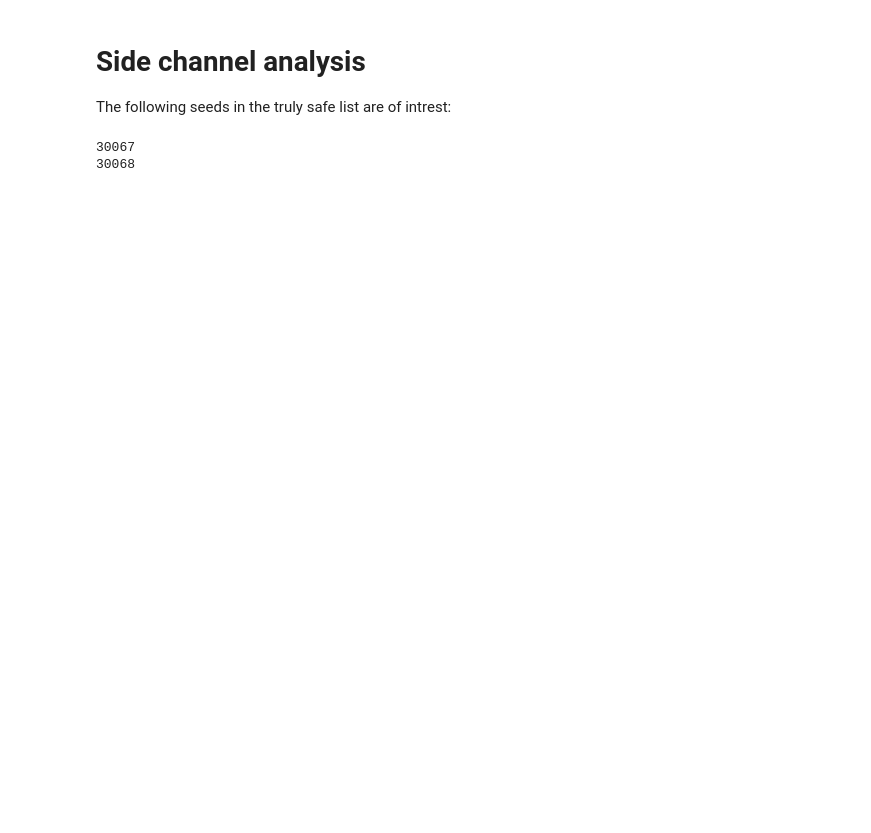
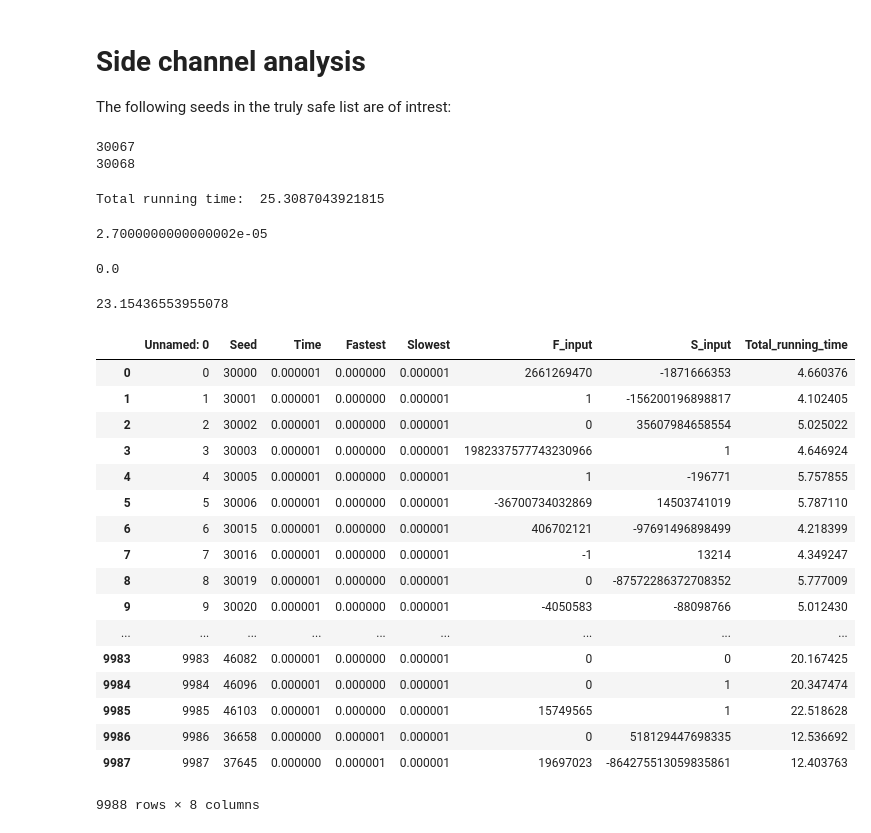
Before and after one commit to thornado123/JasminFuzzer, a Jupyter notebook: evaluation/Analysis of compiler data.ipynb, the cells around one changed output. Saved outputs shown, nothing was run; the diff lists cells and outputs as text; code cells hidden in the pictures; blank space fills up the shorter version.

```diff
--- a/evaluation/Analysis of compiler data.ipynb
+++ b/evaluation/Analysis of compiler data.ipynb
@@ -283,3 +328,46 @@ print(truly_safe_programs[42])
 # %% [output]
 30067
 30068
+# %%
+side_channel_data = pd.read_csv("/Users/thorjakobsen/GIT/JasminFuzzer/evaluation/generated_data/time_measure_results_0_10000.csv")
+# %%
+time_values = side_channel_data.Total_running_time.values
+total_running_time = 0
+for i in time_values:
+    total_running_time += float(i)
+print("Total running time: ", total_running_time/60/60)
+# %% [output]
+Total running time:  25.3087043921815
+# %%
+side_channel_data.Time.max()
+# %% [output]
+2.7000000000000002e-05
+# %%
+side_channel_data.Time.min()
+# %% [output]
+0.0
+# %%
+side_channel_data.Total_running_time.max()
+# %% [output]
+23.15436553955078
+# %%
+side_channel_data
+# %% [output]
+|  | Unnamed: 0 | Seed | Time | Fastest | Slowest | F_input | S_input | Total_running_time |
+| 0 | 0 | 30000 | 0.000001 | 0.000000 | 0.000001 | 2661269470 | -1871666353 | 4.660376 |
+| 1 | 1 | 30001 | 0.000001 | 0.000000 | 0.000001 | 1 | -156200196898817 | 4.102405 |
+| 2 | 2 | 30002 | 0.000001 | 0.000000 | 0.000001 | 0 | 35607984658554 | 5.025022 |
+| 3 | 3 | 30003 | 0.000001 | 0.000000 | 0.000001 | 1982337577743230966 | 1 | 4.646924 |
+| 4 | 4 | 30005 | 0.000001 | 0.000000 | 0.000001 | 1 | -196771 | 5.757855 |
+| 5 | 5 | 30006 | 0.000001 | 0.000000 | 0.000001 | -36700734032869 | 14503741019 | 5.787110 |
+| 6 | 6 | 30015 | 0.000001 | 0.000000 | 0.000001 | 406702121 | -97691496898499 | 4.218399 |
+| 7 | 7 | 30016 | 0.000001 | 0.000000 | 0.000001 | -1 | 13214 | 4.349247 |
+| 8 | 8 | 30019 | 0.000001 | 0.000000 | 0.000001 | 0 | -87572286372708352 | 5.777009 |
+| 9 | 9 | 30020 | 0.000001 | 0.000000 | 0.000001 | -4050583 | -88098766 | 5.012430 |
+| ... | ... | ... | ... | ... | ... | ... | ... | ... |
+| 9983 | 9983 | 46082 | 0.000001 | 0.000000 | 0.000001 | 0 | 0 | 20.167425 |
+| 9984 | 9984 | 46096 | 0.000001 | 0.000000 | 0.000001 | 0 | 1 | 20.347474 |
+| 9985 | 9985 | 46103 | 0.000001 | 0.000000 | 0.000001 | 15749565 | 1 | 22.518628 |
+| 9986 | 9986 | 36658 | 0.000000 | 0.000001 | 0.000001 | 0 | 518129447698335 | 12.536692 |
+| 9987 | 9987 | 37645 | 0.000000 | 0.000001 | 0.000001 | 19697023 | -864275513059835861 | 12.403763 |
+9988 rows × 8 columns
```
Also changed, not shown: parts of 4 cells of this notebook, 19 other files.
